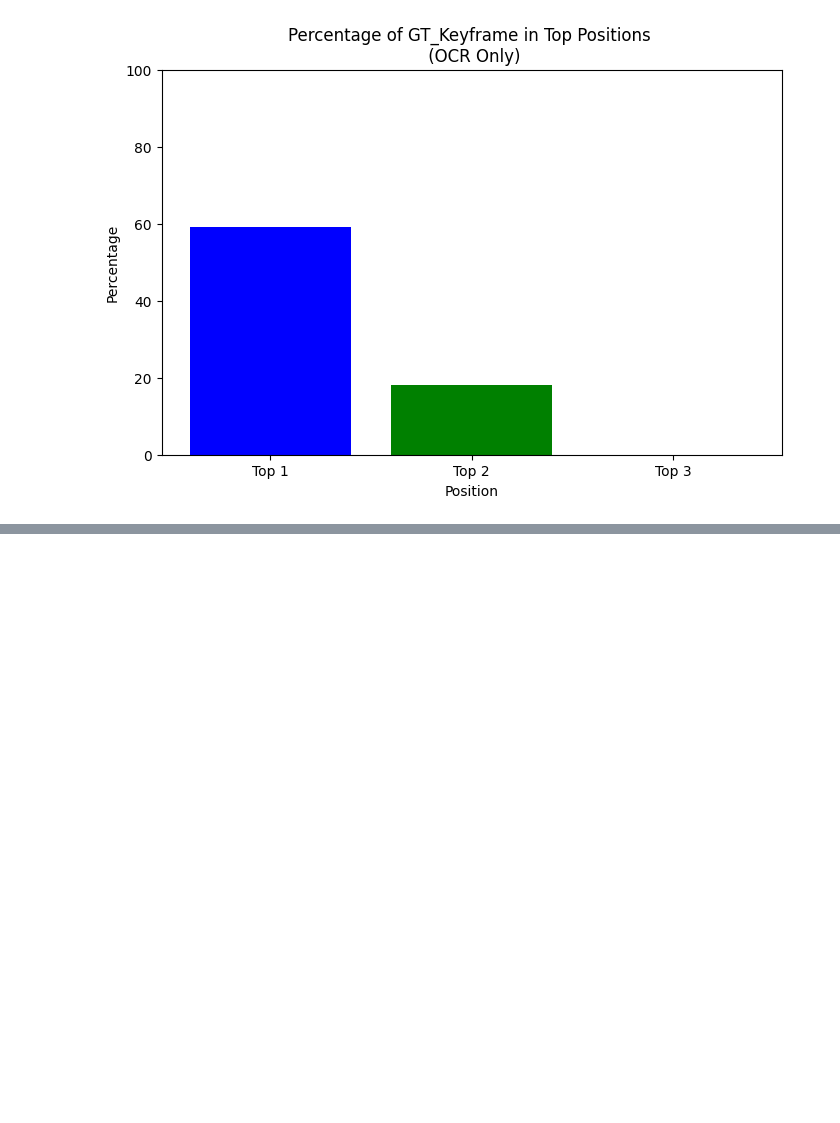
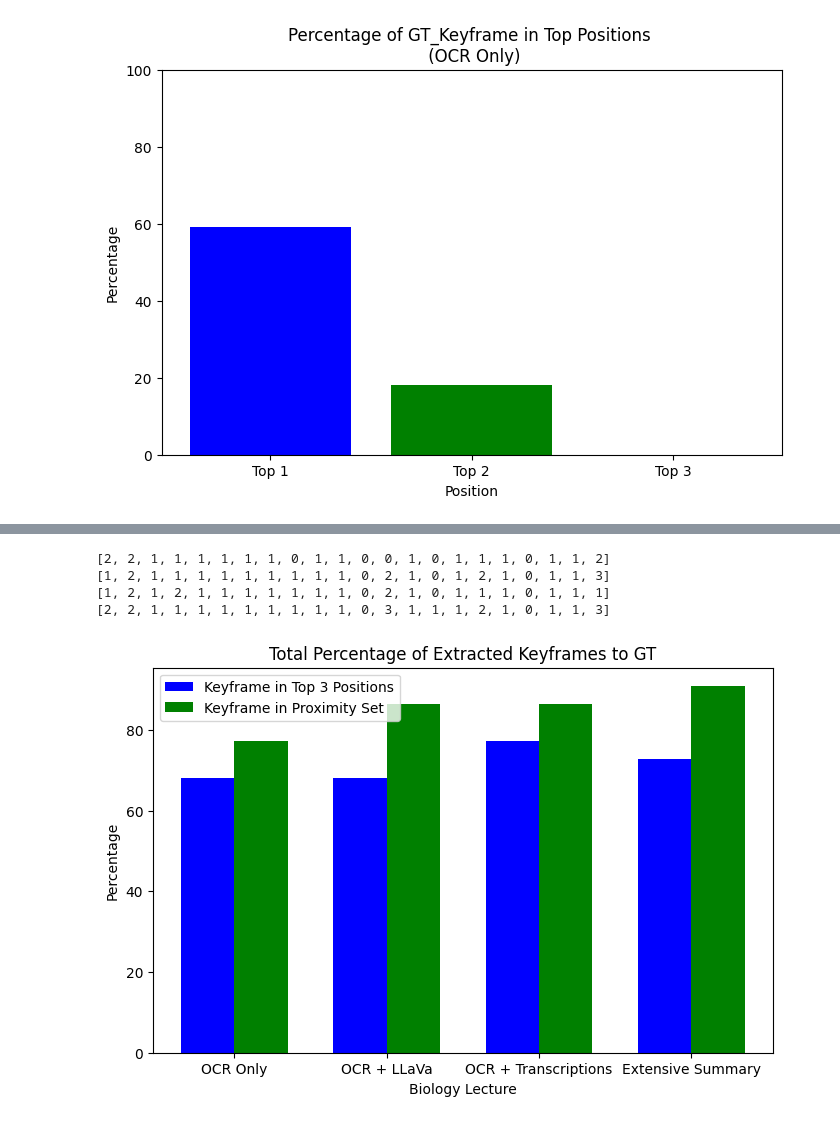
Before and after one commit to Applied-Foundation-Models/In-Video_Search, a Jupyter notebook: experiments/second_experiment/notebooks/data_visualization_biology.ipynb, the cells around one changed output, grey strips where cells are left out. Cells and saved outputs as stored; diff of their text form; code cells hidden in the pictures; blank space fills up the shorter version.

```diff
--- a/experiments/second_experiment/notebooks/data_visualization_biology.ipynb
+++ b/experiments/second_experiment/notebooks/data_visualization_biology.ipynb
@@ -252,12 +335,16 @@ for _, row in df.iterrows():
     prox = check_proximity_keyframes(gt_keyframe)
     res.append(prox)
 
-prox_yes_no = []
+prox_yes_no_long_summary = []
 for i, row in df.iterrows():
-    if row['Top_1'] in res[i] or row['Top_2'] in res[i] or row['Top_3'] in res[i]:
-        prox_yes_no.append(1)
+    if row['Top_1'] in res[i]:
+        prox_yes_no_long_summary.append(1)
+    elif row['Top_2'] in res[i]:
+        prox_yes_no_long_summary.append(2)
+    elif row['Top_3'] in res[i]:
+        prox_yes_no_long_summary.append(3)
     else:
-        prox_yes_no.append(0)
+        prox_yes_no_long_summary.append(0)
 
-print(prox_yes_no)
+print(prox_yes_no_long_summary)
 # %% [output]
@@ -317,12 +404,16 @@ for _, row in df.iterrows():
     prox = check_proximity_keyframes(gt_keyframe)
     res.append(prox)
 
-prox_yes_no = []
+prox_yes_no_ocr_transcriptions = []
 for i, row in df.iterrows():
-    if row['Top_1'] in res[i] or row['Top_2'] in res[i] or row['Top_3'] in res[i]:
-        prox_yes_no.append(1)
+    if row['Top_1'] in res[i]:
+        prox_yes_no_ocr_transcriptions.append(1)
+    elif row['Top_2'] in res[i]:
+        prox_yes_no_ocr_transcriptions.append(2)
+    elif row['Top_3'] in res[i]:
+        prox_yes_no_ocr_transcriptions.append(3)
     else:
-        prox_yes_no.append(0)
+        prox_yes_no_ocr_transcriptions.append(0)
 
-print(prox_yes_no)
+print(prox_yes_no_ocr_transcriptions)
 # %% [output]
@@ -346,0 +498,13 @@ print(prox_yes_no)
+# %%
+# call
+print(prox_yes_no_ocr_only)
+print(prox_yes_no_ocr_lava)
+print(prox_yes_no_ocr_transcriptions)
+print(prox_yes_no_long_summary)
+total_top_3_percentage_plot(df_standard_ocr_only, df_ocr_lava, df_ocr_transcriptions, df_long_summary, prox_yes_no_ocr_only, prox_yes_no_ocr_lava, prox_yes_no_ocr_transcriptions, prox_yes_no_long_summary)
+# %% [output]
+[2, 2, 1, 1, 1, 1, 1, 1, 0, 1, 1, 0, 0, 1, 0, 1, 1, 1, 0, 1, 1, 2]
+[1, 2, 1, 1, 1, 1, 1, 1, 1, 1, 1, 0, 2, 1, 0, 1, 2, 1, 0, 1, 1, 3]
+[1, 2, 1, 2, 1, 1, 1, 1, 1, 1, 1, 0, 2, 1, 0, 1, 1, 1, 0, 1, 1, 1]
+[2, 2, 1, 1, 1, 1, 1, 1, 1, 1, 1, 0, 3, 1, 1, 1, 2, 1, 0, 1, 1, 3]
+[figure, added]
```
Also changed, not shown: parts of 6 cells of this notebook, 4 other files.
